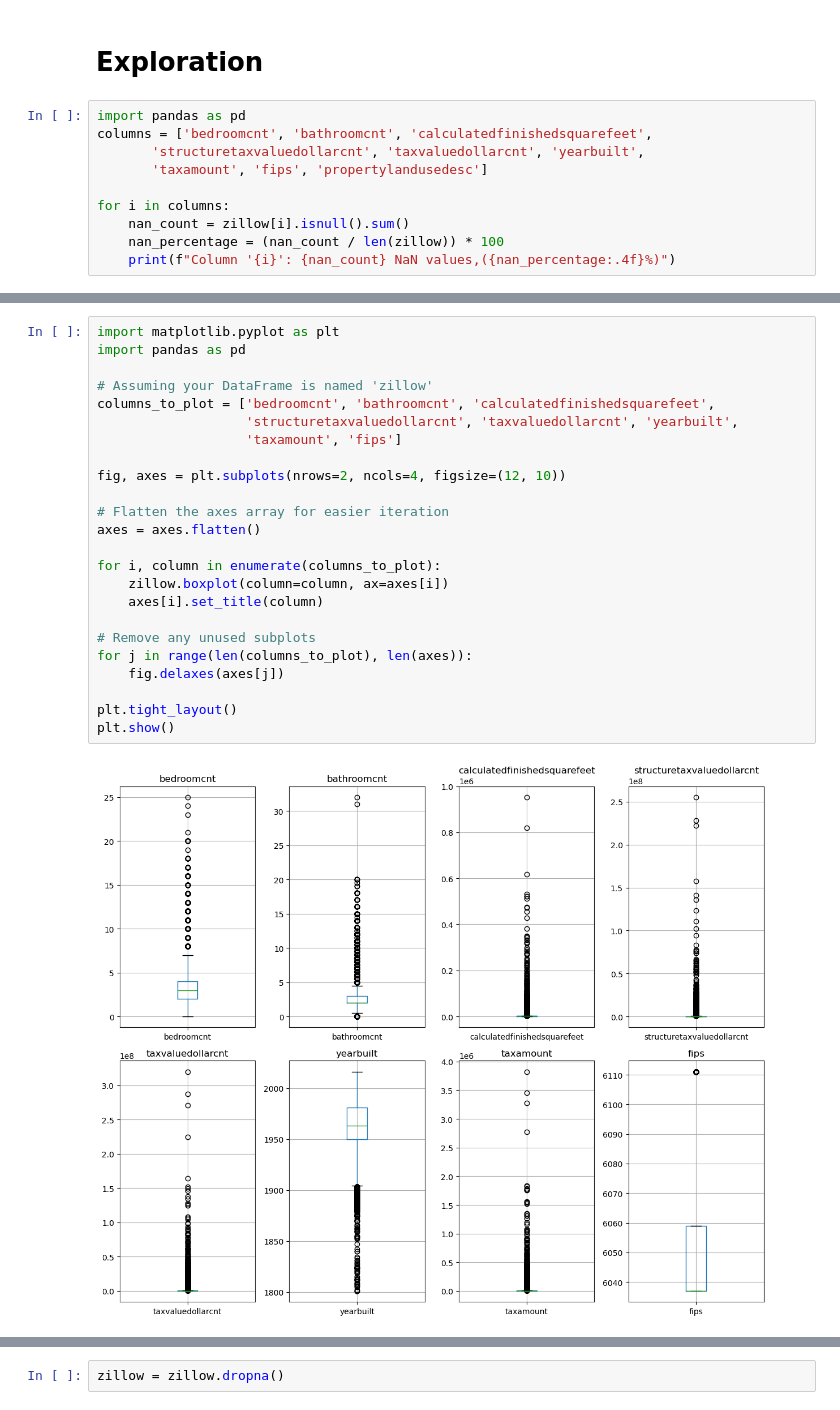
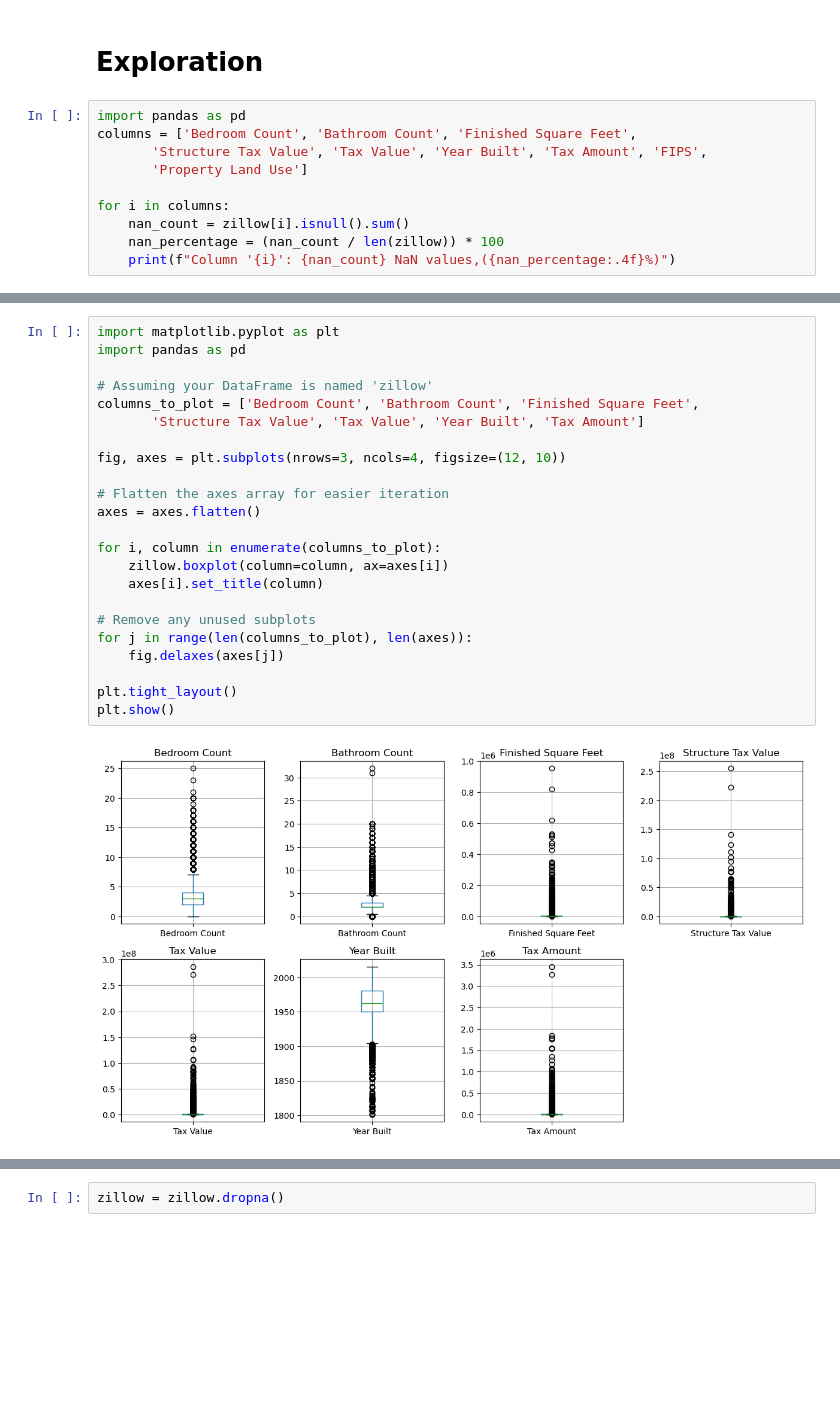
Before and after one commit to kelseyhangyu/regression-exercises, a Jupyter notebook: wrangle.ipynb, the cells around one changed output, grey strips where cells are left out. Saved outputs shown, nothing was run; the diff lists cells and outputs as text; blank space fills up the shorter version.

```diff
--- a/wrangle.ipynb
+++ b/wrangle.ipynb
@@ -33,9 +74,9 @@ wrangle.split_zillow(zillow)
 # Exploration
 # %%
 import pandas as pd
-columns = ['bedroomcnt', 'bathroomcnt', 'calculatedfinishedsquarefeet',
-       'structuretaxvaluedollarcnt', 'taxvaluedollarcnt', 'yearbuilt',
-       'taxamount', 'fips', 'propertylandusedesc']
+columns = ['Bedroom Count', 'Bathroom Count', 'Finished Square Feet',
+       'Structure Tax Value', 'Tax Value', 'Year Built', 'Tax Amount', 'FIPS',
+       'Property Land Use']
 
 for i in columns:
     nan_count = zillow[i].isnull().sum()
@@ -54,26 +195,25 @@ Column 'propertylandusedesc': 0 NaN values,(0.0000%)
 # %%
 import matplotlib.pyplot as plt
 import pandas as pd
 
 # Assuming your DataFrame is named 'zillow'
-columns_to_plot = ['bedroomcnt', 'bathroomcnt', 'calculatedfinishedsquarefeet',
-                   'structuretaxvaluedollarcnt', 'taxvaluedollarcnt', 'yearbuilt',
-                   'taxamount', 'fips']
+columns_to_plot = ['Bedroom Count', 'Bathroom Count', 'Finished Square Feet',
+       'Structure Tax Value', 'Tax Value', 'Year Built', 'Tax Amount']
 
-fig, axes = plt.subplots(nrows=2, ncols=4, figsize=(12, 10))
+fig, axes = plt.subplots(nrows=3, ncols=4, figsize=(12, 10))
 
 # Flatten the axes array for easier iteration
 axes = axes.flatten()
 
 for i, column in enumerate(columns_to_plot):
     zillow.boxplot(column=column, ax=axes[i])
     axes[i].set_title(column)
 
 # Remove any unused subplots
 for j in range(len(columns_to_plot), len(axes)):
     fig.delaxes(axes[j])
 
 plt.tight_layout()
 plt.show()
 # %% [output]
-[figure, old version]
+[figure, new version]
```
Also changed, not shown: parts of 13 cells of this notebook.
